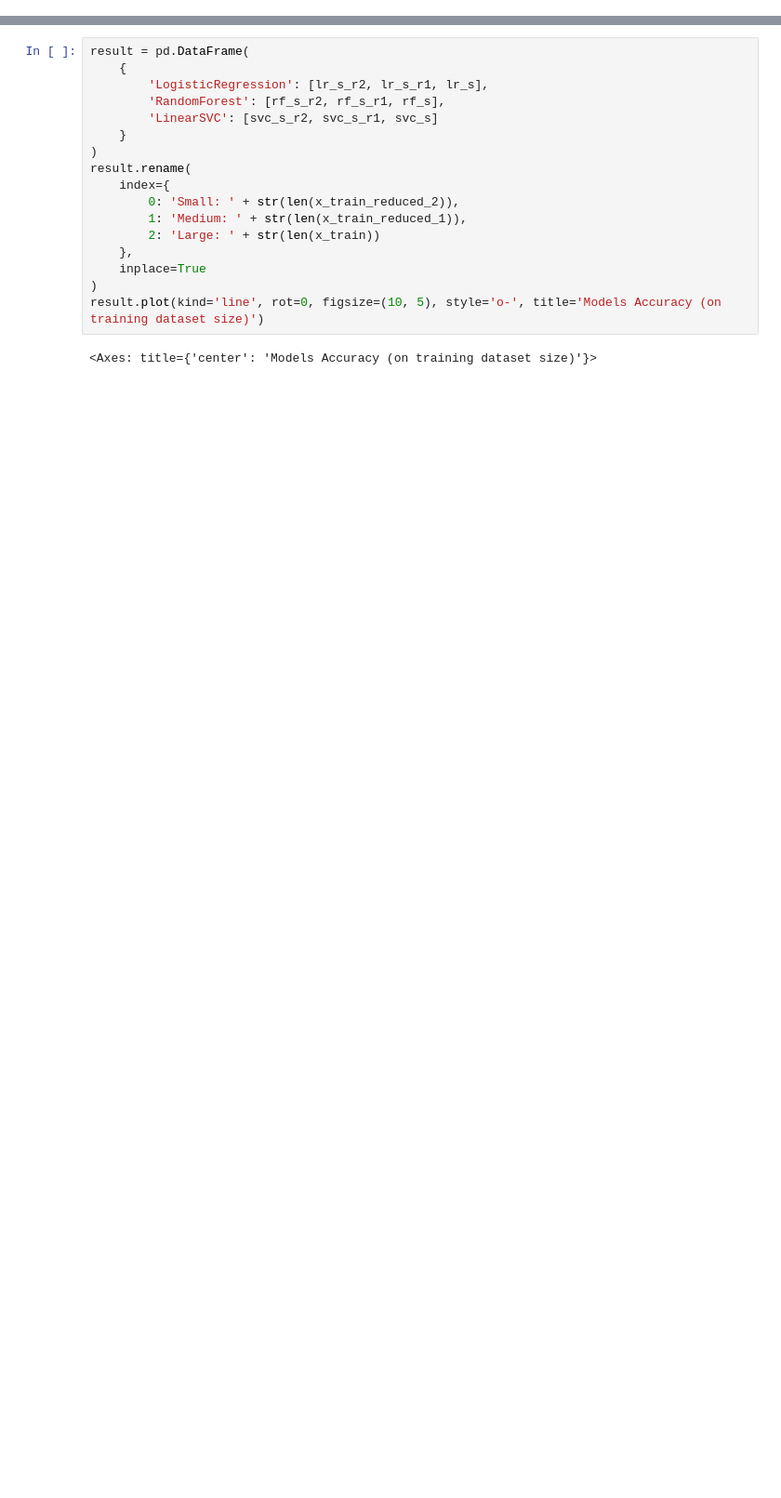
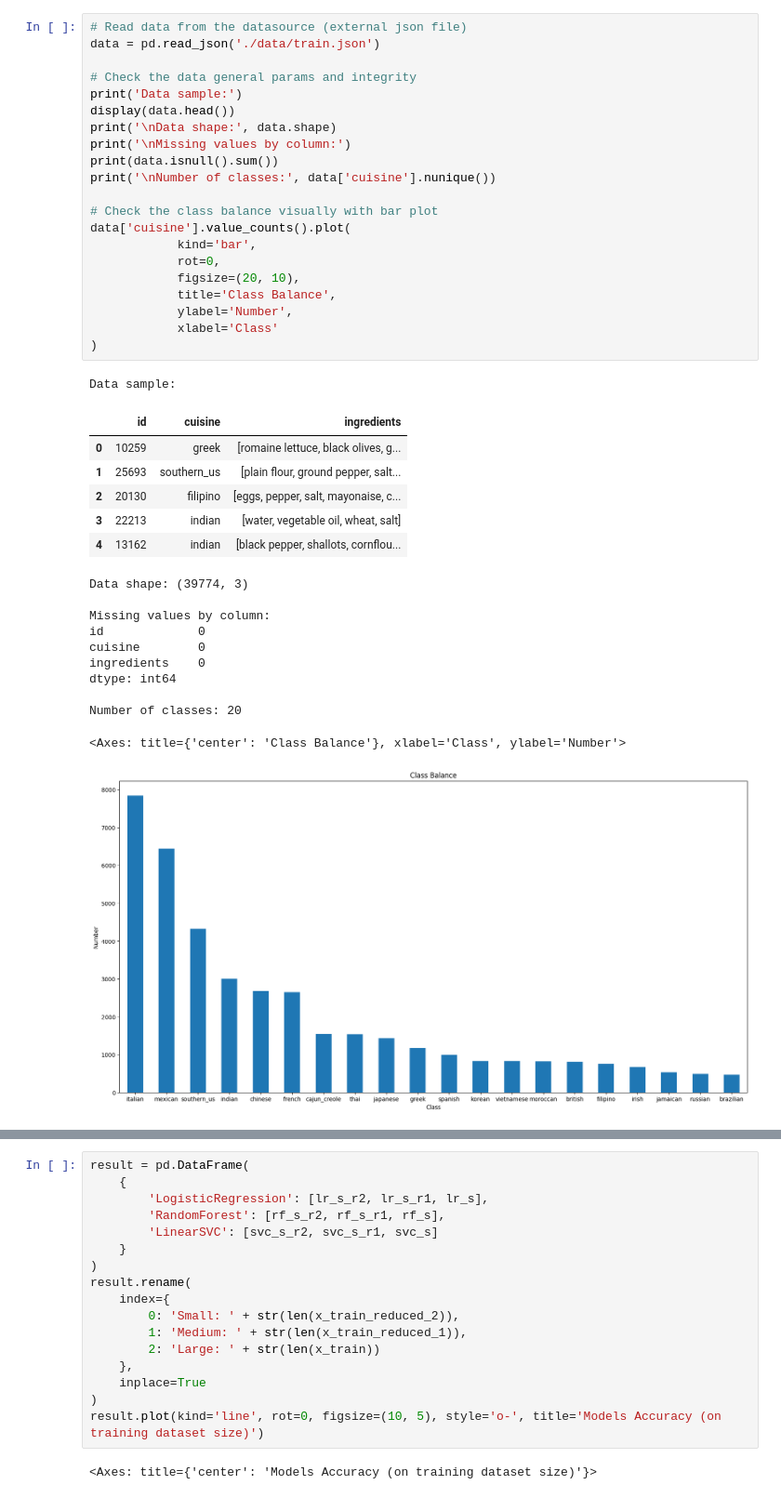
Before and after one commit to herman2lv/bh_ds_2, a Jupyter notebook: module1.ipynb, the cells around one changed output, grey strips where cells are left out. Shown: that part at 93% size. Cells and saved outputs as stored; diff of their text form; blank space fills up the shorter version.

```diff
--- a/module1.ipynb
+++ b/module1.ipynb
@@ -91,0 +12,40 @@ x = np.array(x)
+# %%
+# Read data from the datasource (external json file)
+data = pd.read_json('./data/train.json')
+
+# Check the data general params and integrity
+print('Data sample:')
+display(data.head())
+print('\nData shape:', data.shape)
+print('\nMissing values by column:')
+print(data.isnull().sum())
+print('\nNumber of classes:', data['cuisine'].nunique())
+
+# Check the class balance visually with bar plot
+data['cuisine'].value_counts().plot(
+            kind='bar',
+            rot=0,
+            figsize=(20, 10),
+            title='Class Balance',
+            ylabel='Number',
+            xlabel='Class'
+)
+# %% [output]
+Data sample:
+|  | id | cuisine | ingredients |
+| 0 | 10259 | greek | [romaine lettuce, black olives, g... |
+| 1 | 25693 | southern_us | [plain flour, ground pepper, salt... |
+| 2 | 20130 | filipino | [eggs, pepper, salt, mayonaise, c... |
+| 3 | 22213 | indian | [water, vegetable oil, wheat, salt] |
+| 4 | 13162 | indian | [black pepper, shallots, cornflou... |
+Data shape: (39774, 3)
+
+Missing values by column:
+id             0
+cuisine        0
+ingredients    0
+dtype: int64
+
+Number of classes: 20
+<Axes: title={'center': 'Class Balance'}, xlabel='Class', ylabel='Number'>
+[figure, added]
```
Also changed, not shown: parts of 33 cells of this notebook.
